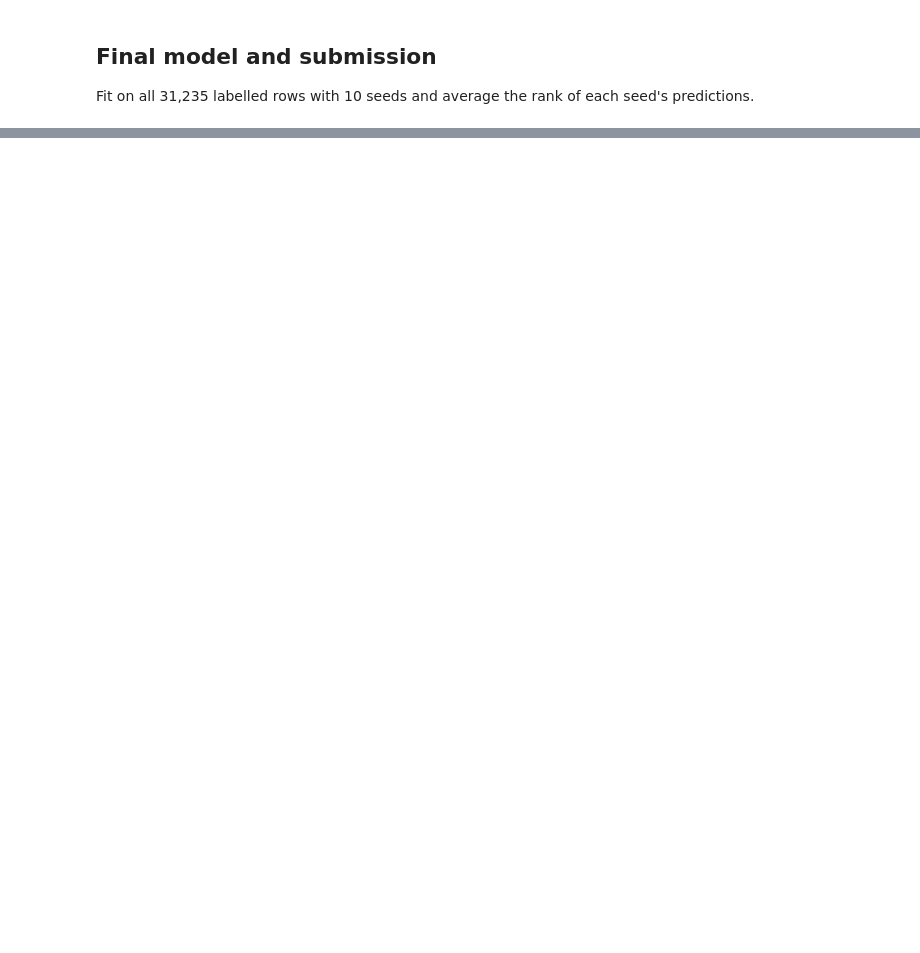
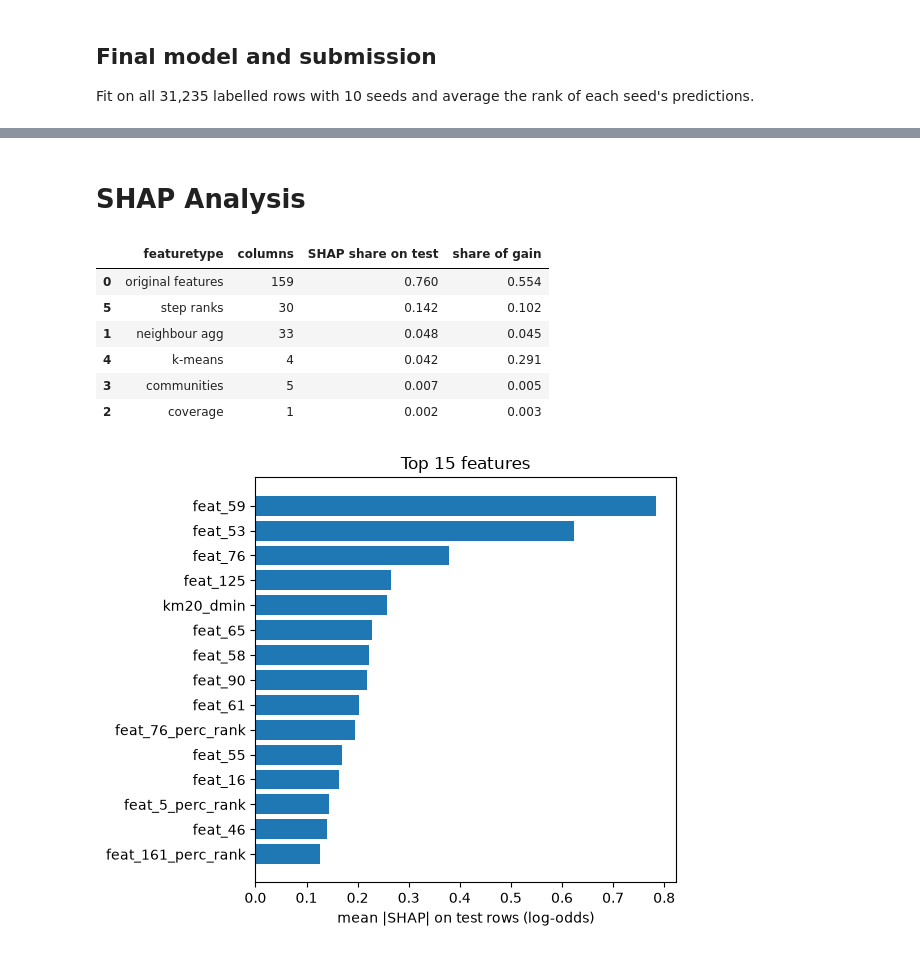
Before and after one commit to chailiam1000-design/4012_kaggle_competition, a Jupyter notebook: final_submission.ipynb, the cells around one changed output, grey strips where cells are left out. Drawn from its saved outputs; the diff is of its cells as text; code cells hidden in the pictures; blank space fills up the shorter version.

```diff
--- a/final_submission.ipynb
+++ b/final_submission.ipynb
@@ -705,0 +704,36 @@ Spearman vs the 0.95339 file: 1.0
+# %% [markdown]
+# SHAP Analysis
+# %%
+feat_types = {"original features": BASE, "neighbour agg":graph_agg,"coverage":["coverage_frac"],
+              "communities":louvain_comm,"k-means":k_means,"step ranks":[f"{c}_perc_rank" for c in TOP30]}
+all_cols = [c for cols in feat_types.values() for c in cols]
+model = lgb.LGBMClassifier(**PARAMS, random_state=0)
+model.fit(lab[tot_feats].to_numpy(np.float32), lab["label"].to_numpy())
+#tree SHAP on test rows
+Xt = tst[tot_feats].to_numpy(np.float32)
+contrib = model.predict(Xt, pred_contrib=True)# one column per feature + a last bias column
+shap_abs = pd.Series(np.abs(contrib[:, :-1]).mean(axis=0), index=tot_feats)
+gain = pd.Series(model.booster_.feature_importance("gain"), index=tot_feats)
+#share of SHAP and of gain per feat_type
+rows = []
+for name, cols in feat_types.items():
+    rows.append({"featuretype": name,"columns": len(cols),
+                 "SHAP share on test": shap_abs[cols].sum()/shap_abs.sum(),"share of gain": gain[cols].sum()/gain.sum()})
+display(pd.DataFrame(rows).sort_values("SHAP share on test", ascending=False).round(3))
+#top 15 feats by mean |SHAP| on test
+top = shap_abs.sort_values(ascending=False).head(15)
+plt.figure(figsize=(6, 5))
+plt.barh(top.index[::-1], top.values[::-1])
+plt.xlabel("mean |SHAP| on test rows (log-odds)")
+plt.title("Top 15 features")
+plt.tight_layout()
+plt.show()
+# %% [output]
+|  | featuretype | columns | SHAP share on test | share of gain |
+| 0 | original features | 159 | 0.760 | 0.554 |
+| 5 | step ranks | 30 | 0.142 | 0.102 |
+| 1 | neighbour agg | 33 | 0.048 | 0.045 |
+| 4 | k-means | 4 | 0.042 | 0.291 |
+| 3 | communities | 5 | 0.007 | 0.005 |
+| 2 | coverage | 1 | 0.002 | 0.003 |
+[figure, added]
```
Also changed, not shown: parts of 6 cells of this notebook.
